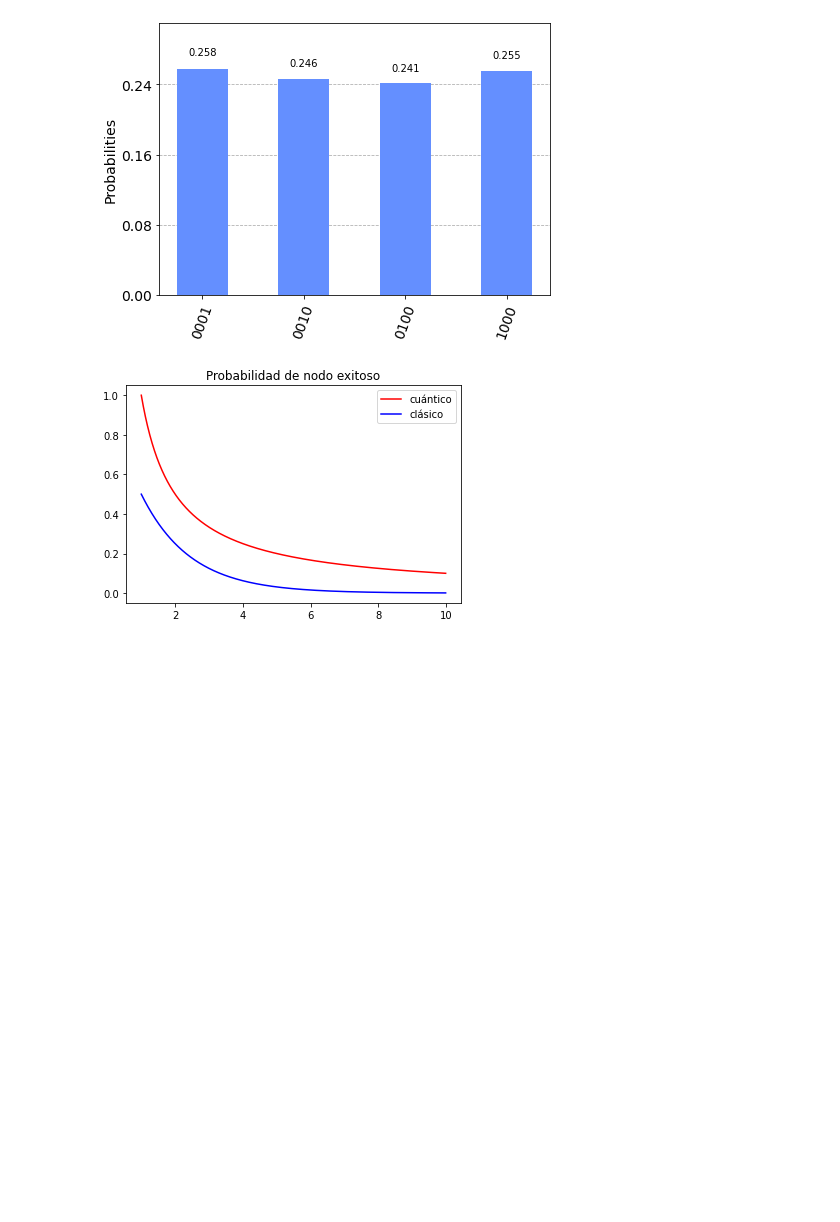
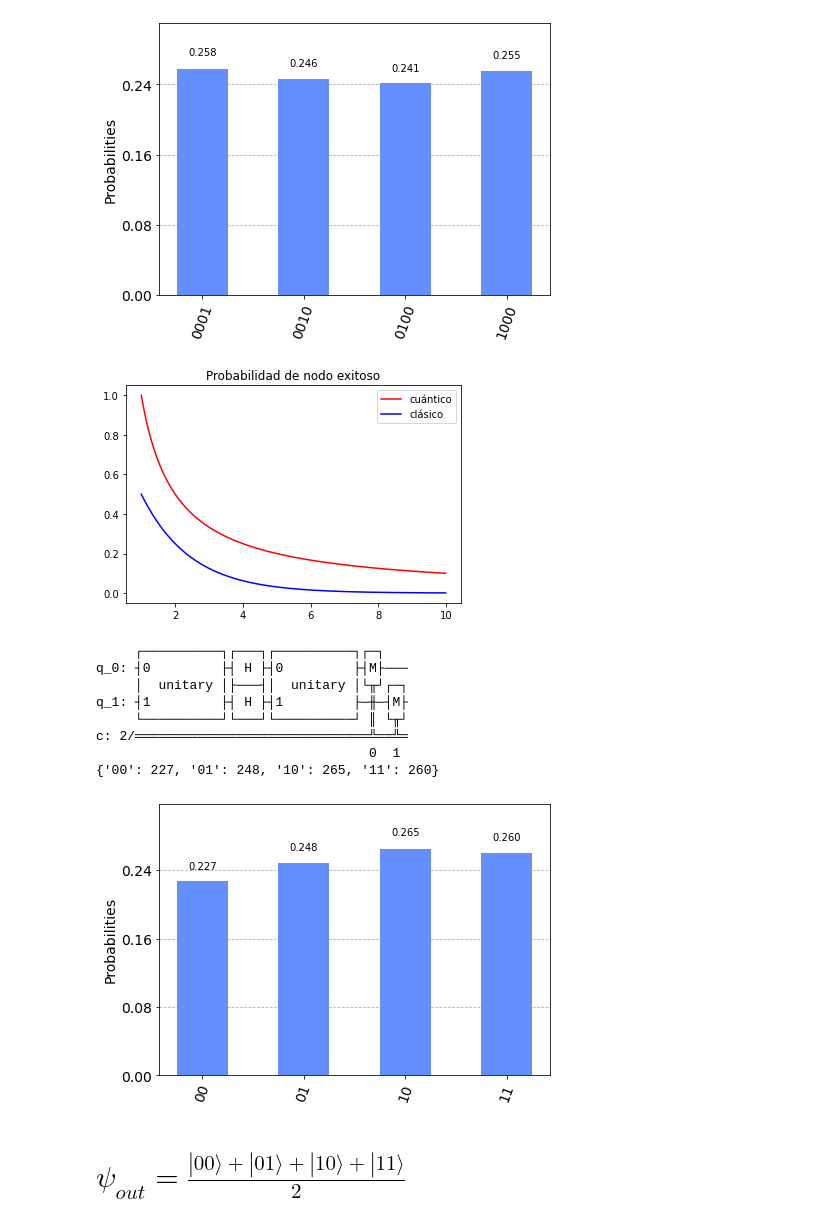
Before and after one commit to agustinsilva447/Quantum-Game-Theory, a Jupyter notebook: qikit-quantum-game-theory/notebooks/test_rotaciones.ipynb, the cells around one changed output. Drawn from its saved outputs; the diff is of its cells as text; code cells hidden in the pictures; blank space fills up the shorter version.

```diff
--- a/qikit-quantum-game-theory/notebooks/test_rotaciones.ipynb
+++ b/qikit-quantum-game-theory/notebooks/test_rotaciones.ipynb
@@ -170,3 +170,46 @@ plt.title("Probabilidad de nodo exitoso")
 plt.show()
 # %% [output]
 [figure]
+# %%
+I_f = I = np.array([[1, 0],
+              [0, 1]])
+X_f = X = np.array([[0, 1],
+              [1, 0]])
+
+n = 2
+for q in range(n-1):
+    I_f = np.kron(I_f, I)
+    X_f = np.kron(X_f, X)
+
+J = Operator(1 / np.sqrt(2) * (I_f + 1j * X_f))
+J_dg = J.adjoint()
+
+circ = QuantumCircuit(n,n)
+circ.append(J, range(n))
+circ.h(0)
+circ.h(1)
+circ.append(J_dg, range(n))
+circ.measure(range(n), range(n))
+
+
+backend = Aer.get_backend('qasm_simulator')
+job = execute(circ, backend=backend, shots=1000)
+result = job.result()
+measurement = result.get_counts(circ)
+
+#print(list(measurement.keys()))
+print(circ)
+print(measurement)
+plot_histogram(measurement)
+# %% [output]
+     ┌──────────┐┌───┐┌──────────┐┌─┐
+q_0: ┤0         ├┤ H ├┤0         ├┤M├───
+     │  unitary │├───┤│  unitary │└╥┘┌─┐
+q_1: ┤1         ├┤ H ├┤1         ├─╫─┤M├
+     └──────────┘└───┘└──────────┘ ║ └╥┘
+c: 2/══════════════════════════════╩══╩═
+                                   0  1
+{'00': 227, '01': 248, '10': 265, '11': 260}
+[figure, added]
+# %% [markdown]
+# $\psi_{out} = \frac{|00\rangle + |01\rangle + |10\rangle + |11\rangle}{2}$
```
